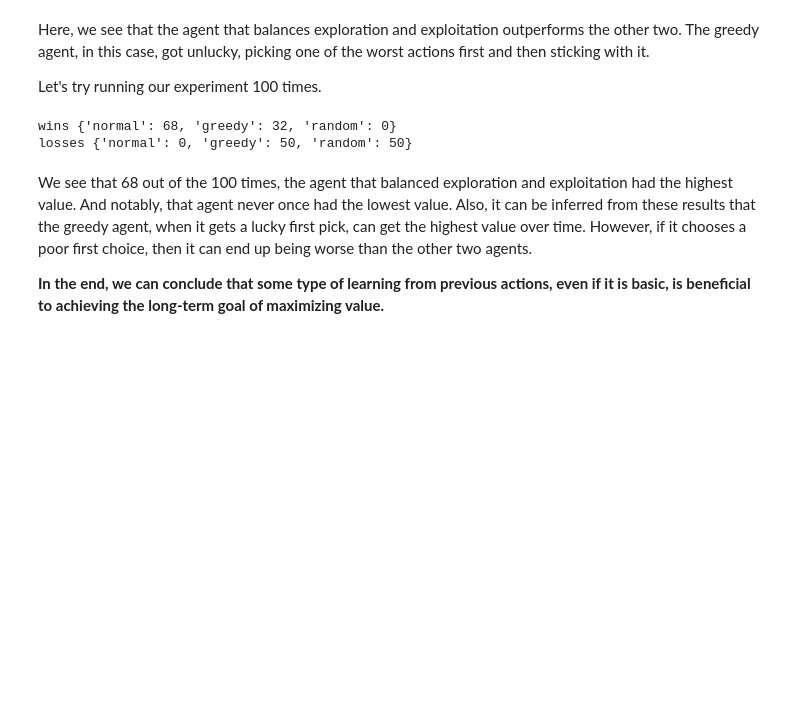
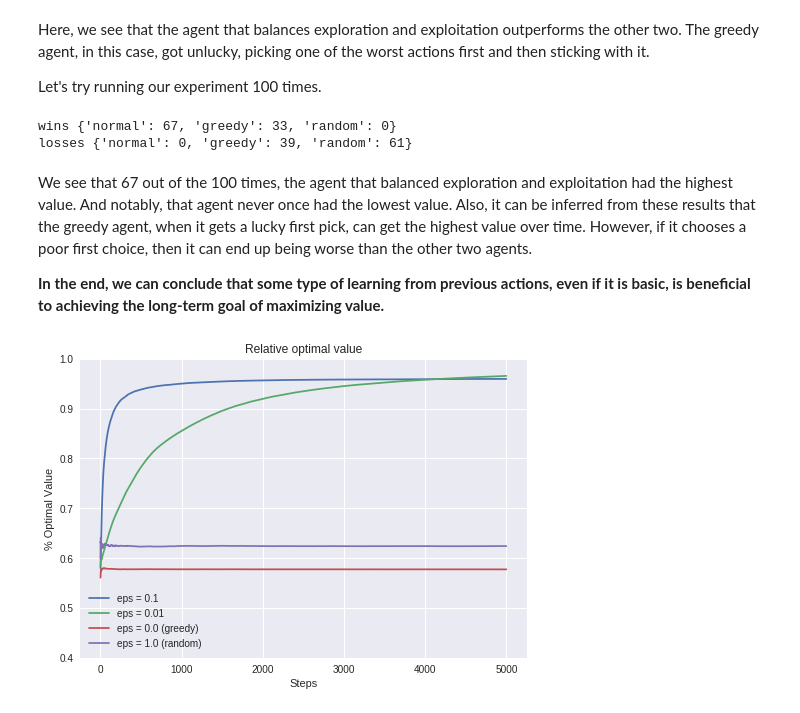
Before and after one commit to davidbzhao/karmedbandit, a Jupyter notebook: k_armed_bandit.ipynb, the cells around one changed output. Cells and saved outputs as stored; diff of their text form; code cells hidden in the pictures; blank space fills up the shorter version.

```diff
--- a/k_armed_bandit.ipynb
+++ b/k_armed_bandit.ipynb
@@ -64,11 +87,17 @@ class Agent:
     self.value = 0
     self.steps = 0
     self.K = K
-    self.model = Model(K)
+    self.model = IncrementalModel(K)
 
   def __str__(self):
     return '{}\n\tvalue={},\n\teps={},\n\tsteps={}\n\tK={}\n\tmodel={}'.format(
       self.__repr__(), self.value, self.eps, self.steps, self.K, self.model.__str__())
+
+  def get_epsilon(self):
+    return self.eps
+
+  def set_epsilon(self, epsilon):
+    self.eps = epsilon
 
   def get_value(self):
     return self.value
@@ -98,6 +127,8 @@ class Agent:
     self.value += value
     self.model.add_value(action, value)
     self.steps += 1
+
+    return action, value
 # %% [markdown]
 ## Experiment
 Let's initialize an action space and a few different agents. One agent will always take the greedy choice, another agent will make uniformly random choices, and the final agent will attempt to balance greedy and exploratory actions.
@@ -175,12 +206,12 @@ losses = {
 
 for n in range(N):
   K = 5
-  action_space = ActionSpace(K=K, mu_range=[1, 10000], sd_max=25)
-  agent = Agent(K=K, eps=0.5)
+  action_space = ActionSpace(K=K, mu_range=[1, 10], sd_max=10)
+  agent = Agent(K=K, eps=0.1)
   greedy_agent = Agent(K=K, eps=0)
   random_agent = Agent(K=K, eps=1)
 
-  T = 1000
+  T = 10000
   for _ in range(T):
     agent.take_action(action_space)
     greedy_agent.take_action(action_space)
@@ -209,9 +240,61 @@ for n in range(N):
 print('wins', wins)
 print('losses', losses)
 # %% [output]
-wins {'normal': 68, 'greedy': 32, 'random': 0}
-losses {'normal': 0, 'greedy': 50, 'random': 50}
+wins {'normal': 67, 'greedy': 33, 'random': 0}
+losses {'normal': 0, 'greedy': 39, 'random': 61}
 # %% [markdown]
-We see that 68 out of the 100 times, the agent that balanced exploration and exploitation had the highest value. And notably, that agent never once had the lowest value. Also, it can be inferred from these results that the greedy agent, when it gets a lucky first pick, can get the highest value over time. However, if it chooses a poor first choice, then it can end up being worse than the other two agents.
+We see that 67 out of the 100 times, the agent that balanced exploration and exploitation had the highest value. And notably, that agent never once had the lowest value. Also, it can be inferred from these results that the greedy agent, when it gets a lucky first pick, can get the highest value over time. However, if it chooses a poor first choice, then it can end up being worse than the other two agents.
 
 **In the end, we can conclude that some type of learning from previous actions, even if it is basic, is beneficial to achieving the long-term goal of maximizing value.**
+# %%
+import matplotlib.pyplot as plt
+
+N = 100
+T = 5000
+normal_pt1_steps = [0 for _ in range(T)]
+normal_pt01_steps = [0 for _ in range(T)]
+greedy_steps = [0 for _ in range(T)]
+random_steps = [0 for _ in range(T)]
+
+for n in range(N):
+  K = 5
+
+  action_space = ActionSpace(K=K, mu_range=[1, 10], sd_max=1)
+  max_action_value = max(list(zip(*action_space.get_dists()))[0])
+
+  normal_pt1_agent = Agent(K=K, eps=0.1)
+  normal_pt01_agent = Agent(K=K, eps=0.01)
+  greedy_agent = Agent(K=K, eps=0)
+  random_agent = Agent(K=K, eps=1)
+
+  for t in range(T):
+    normal_pt1_agent.take_action(action_space)
+    normal_pt1_value_percent = normal_pt1_agent.get_value() / (max_action_value * (t + 1))
+    normal_pt1_steps[t] = (normal_pt1_steps[t] * n + normal_pt1_value_percent) / (n + 1)
+
+    normal_pt01_agent.take_action(action_space)
+    normal_pt01_value_percent = normal_pt01_agent.get_value() / (max_action_value * (t + 1))
+    normal_pt01_steps[t] = (normal_pt01_steps[t] * n + normal_pt01_value_percent) / (n + 1)
+
+    greedy_agent.take_action(action_space)
+    greedy_value_percent = greedy_agent.get_value() / (max_action_value * (t + 1))
+    greedy_steps[t] = (greedy_steps[t] * n + greedy_value_percent) / (n + 1)
+
+    random_agent.take_action(action_space)
+    random_value_percent = random_agent.get_value() / (max_action_value * (t + 1))
+    random_steps[t] = (random_steps[t] * n + random_value_percent) / (n + 1)
+
+plt.figure()
+xs = list(range(T))
+plt.plot(xs, normal_pt1_steps, label='eps = 0.1')
+plt.plot(xs, normal_pt01_steps, label='eps = 0.01')
+plt.plot(xs, greedy_steps, label='eps = 0.0 (greedy)')
+plt.plot(xs, random_steps, label='eps = 1.0 (random)')
+plt.title('Relative optimal value')
+plt.xlabel('Steps')
+plt.ylabel('% Optimal Value')
+plt.ylim(0.4, 1)
+plt.legend()
+plt.show()
+# %% [output]
+[figure, added]
```
Also changed, not shown: parts of 4 cells of this notebook.
